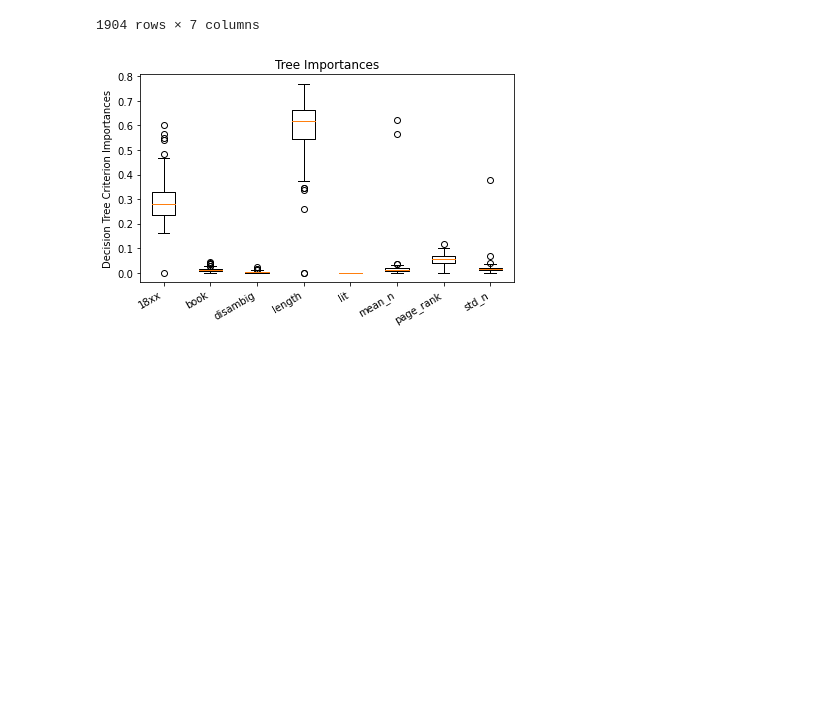
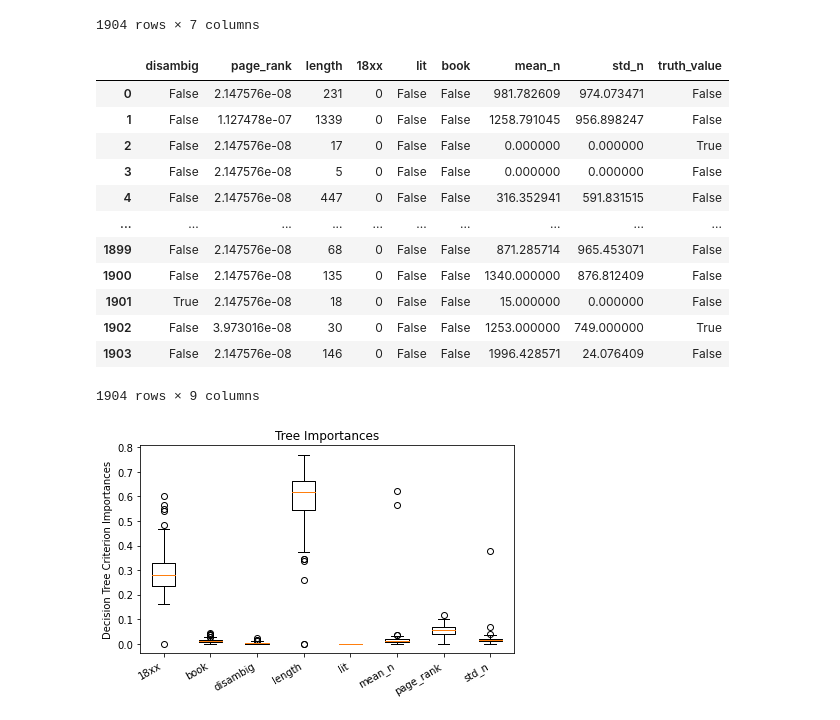
Before and after one commit to Avanderheyde/cs451-practicals, a Jupyter notebook: p10-feature-engineering.ipynb, the cells around one changed output. Cells and saved outputs as stored; diff of their text form; code cells hidden in the pictures; blank space fills up the shorter version.

```diff
--- a/p10-feature-engineering.ipynb
+++ b/p10-feature-engineering.ipynb
@@ -81,6 +81,22 @@ designed_f = pd.json_normalize(df.apply(extract_features, axis="columns"))
 features: pd.DataFrame = designed_f.join([df.truth_value])
 # It also lets us get rid of missing values really easily, too.
 features = features.fillna(0.0)
+# %%
+features
+# %% [output]
+|  | disambig | page_rank | length | 18xx | lit | book | mean_n | std_n | truth_value |
+| 0 | False | 2.147576e-08 | 231 | 0 | False | False | 981.782609 | 974.073471 | False |
+| 1 | False | 1.127478e-07 | 1339 | 0 | False | False | 1258.791045 | 956.898247 | False |
+| 2 | False | 2.147576e-08 | 17 | 0 | False | False | 0.000000 | 0.000000 | True |
+| 3 | False | 2.147576e-08 | 5 | 0 | False | False | 0.000000 | 0.000000 | False |
+| 4 | False | 2.147576e-08 | 447 | 0 | False | False | 316.352941 | 591.831515 | False |
+| ... | ... | ... | ... | ... | ... | ... | ... | ... | ... |
+| 1899 | False | 2.147576e-08 | 68 | 0 | False | False | 871.285714 | 965.453071 | False |
+| 1900 | False | 2.147576e-08 | 135 | 0 | False | False | 1340.000000 | 876.812409 | False |
+| 1901 | True | 2.147576e-08 | 18 | 0 | False | False | 15.000000 | 0.000000 | False |
+| 1902 | False | 3.973016e-08 | 30 | 0 | False | False | 1253.000000 | 749.000000 | True |
+| 1903 | False | 2.147576e-08 | 146 | 0 | False | False | 1996.428571 | 24.076409 | False |
+1904 rows × 9 columns
 # %%
 #%%
 from sklearn.model_selection import train_test_split
```
Also changed, not shown: 5 other files.
